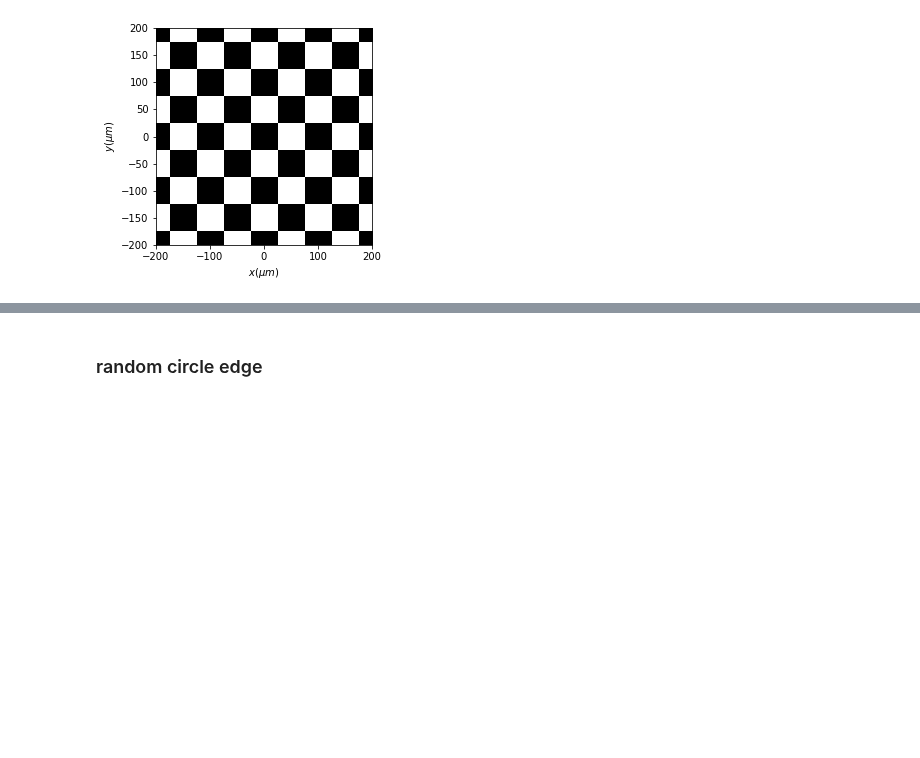
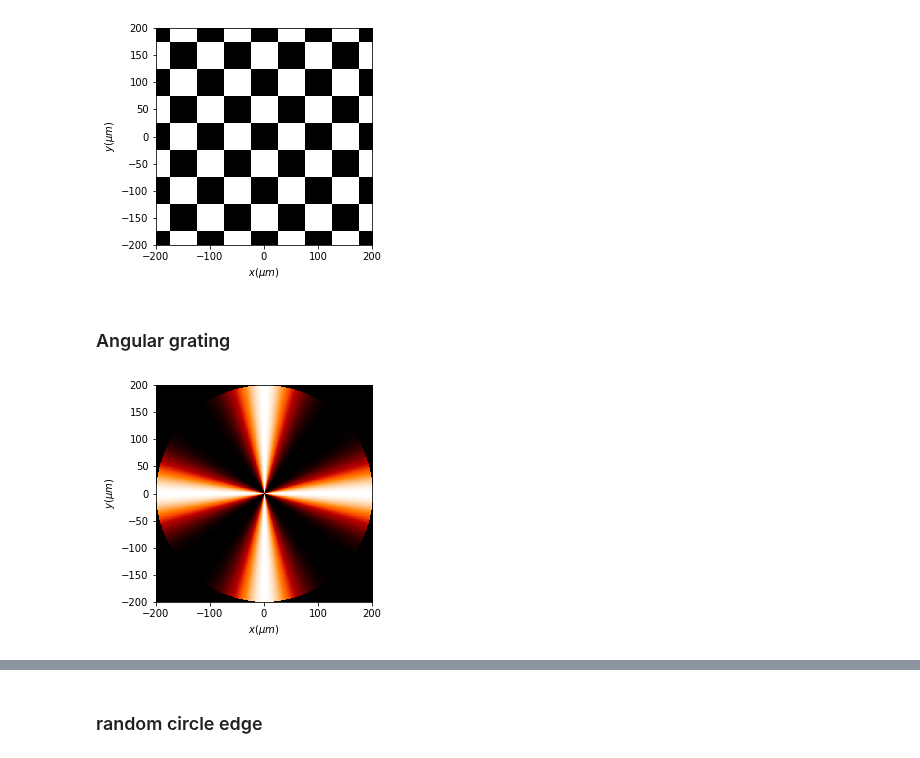
Before and after one commit to aocg-ucm/diffractio, a Jupyter notebook: docs/source/tutorial/scalar_XY/masks_xy.ipynb, the cells around one changed output, grey strips where cells are left out. Drawn from its saved outputs; the diff is of its cells as text; code cells hidden in the pictures; blank space fills up the shorter version.

Commit message:
example for angular grating

```diff
--- a/docs/source/tutorial/scalar_XY/masks_xy.ipynb
+++ b/docs/source/tutorial/scalar_XY/masks_xy.ipynb
@@ -603,3 +603,15 @@ red.grating_2D_chess(r0=(period / 8, period / 4),
 red.draw(kind='intensity')
 # %% [output]
 [figure]
+# %% [markdown]
+### Angular grating
+# %%
+x = np.linspace(-200 * um, 200 * um, 512)
+y = np.linspace(-200 * um, 200 * um, 512)
+wavelength = 0.6238 * um
+period = 50 * um
+red = Scalar_mask_XY(x, y, wavelength)
+red.angular_grating(r0=(0,0), num_petals=4,  radius= 200*um, phase=0*degrees, is_binary=False)
+red.draw(kind='intensity')
+# %% [output]
+[figure, added]
```
Also changed, not shown: parts of 1 cell of this notebook, 1 other file.
